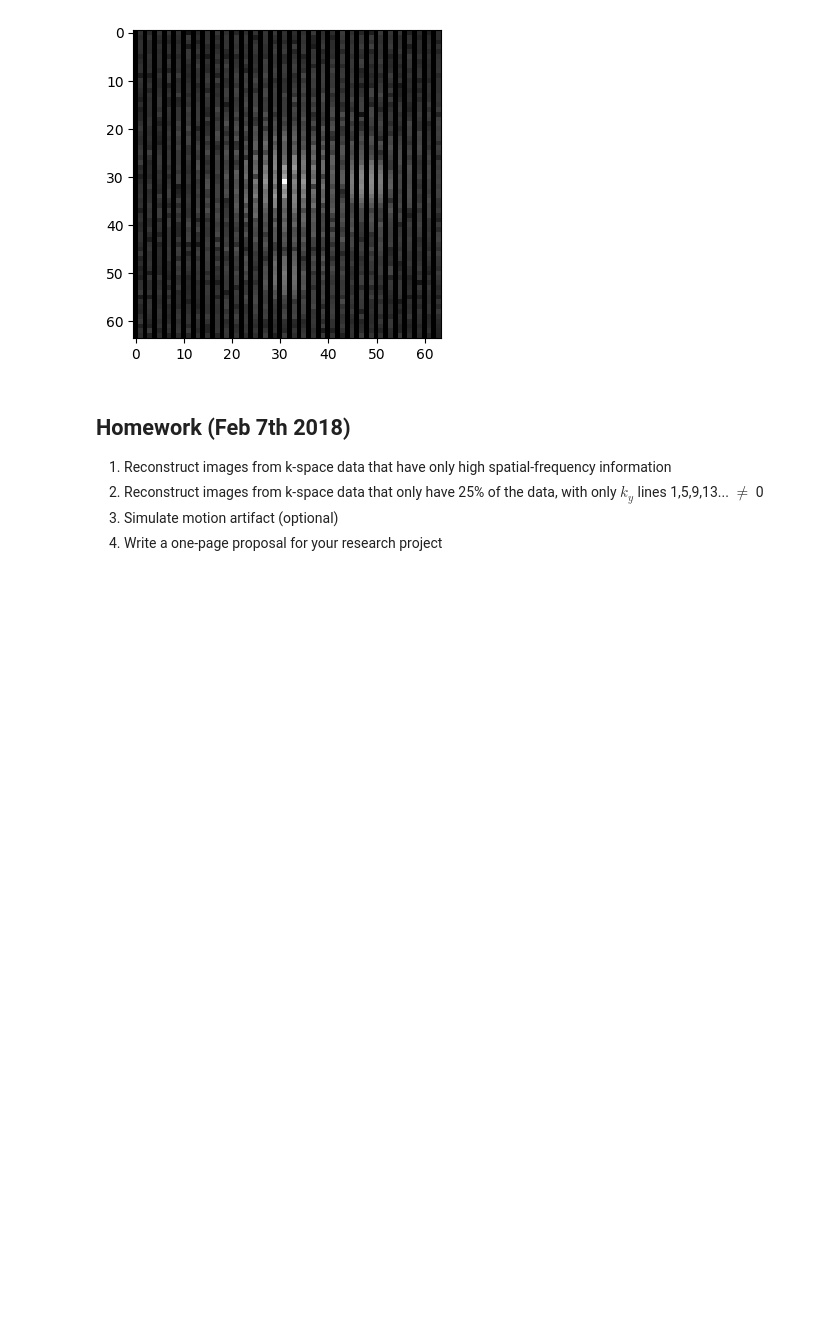
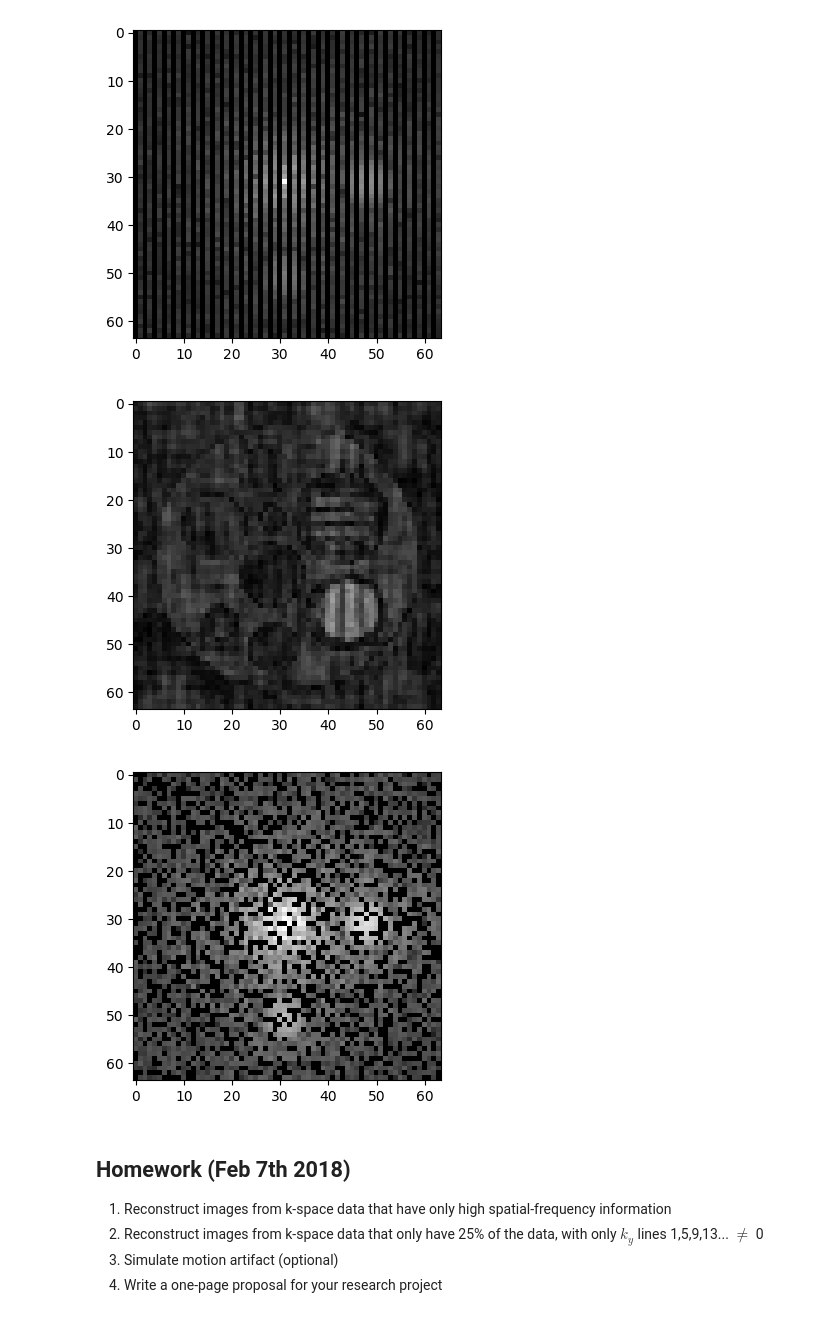
Before and after one commit to joshuasalazar025/Lab4-BME-636, a Jupyter notebook: interface.ipynb, the cells around one changed output. Saved outputs shown, nothing was run; the diff lists cells and outputs as text; code cells hidden in the pictures; blank space fills up the shorter version.

```diff
--- a/interface.ipynb
+++ b/interface.ipynb
@@ -100,6 +100,17 @@ figure(2); figure(figsize=(4,4));imshow(abs.(kSpaceData5).^0.3,cmap="gray", inte
 # %% [output]
 [figure]
 [figure]
+# %%
+kSpaceData6 = deepcopy(kSpaceData1)
+L = randperm(length(kSpaceData6[:]))
+L2 = L[1:Int64(round(length(kSpaceData6[:])/3))]
+kSpaceData6[L2]=0;
+data6 = fftshift(fft(fftshift(kSpaceData6)));
+figure(1); figure(figsize=(4,4));imshow(abs.(data6),cmap="gray", interpolation="none",vmin=0,vmax=5e6);
+figure(2); figure(figsize=(4,4));imshow(abs.(kSpaceData6).^0.3,cmap="gray", interpolation="none");
+# %% [output]
+[figure, added]
+[figure, added]
 # %% [markdown]
 ## Homework (Feb 7th 2018)
 1. Reconstruct images from k-space data that have only high spatial-frequency information
```
